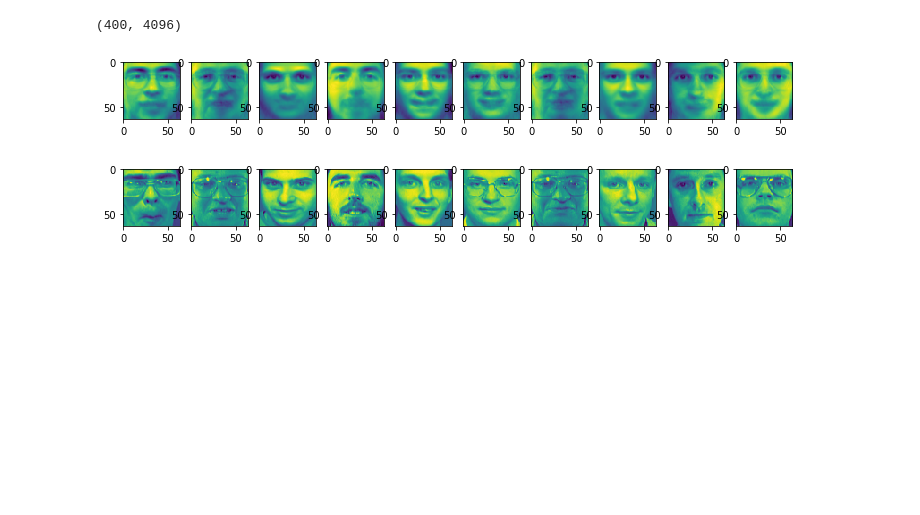
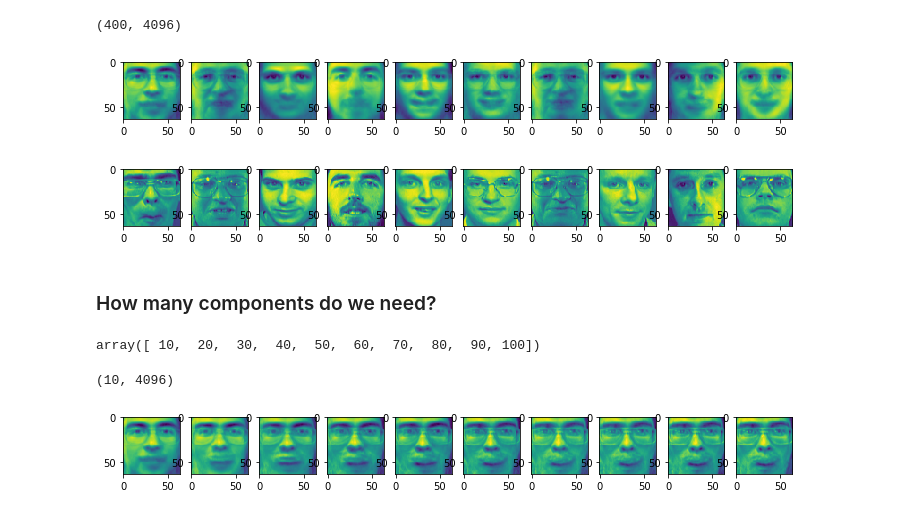
Before and after one commit to danhojin/ml-notes, a Jupyter notebook: hellos/pca_olivetti_faces.ipynb, the cells around one changed output. Saved outputs shown, nothing was run; the diff lists cells and outputs as text; code cells hidden in the pictures; blank space fills up the shorter version.

```diff
--- a/hellos/pca_olivetti_faces.ipynb
+++ b/hellos/pca_olivetti_faces.ipynb
@@ -75,3 +77,29 @@ fig, axs = plt.subplots(1, 10, figsize=(12, 2))
 show_first10(dataset, axs)
 # %% [output]
 [figure]
+# %% [markdown]
+### How many components do we need?
+# %%
+n_components = np.linspace(10, 100, 10, dtype=np.int)
+n_components
+# %% [output]
+array([ 10,  20,  30,  40,  50,  60,  70,  80,  90, 100])
+# %%
+X_comp = []
+for n_comp in n_components:
+    pca = PCA(n_components=n_comp)
+    pca.fit(X)
+    X_reduced = pca.transform(X[:1, :])
+    X_restored = pca.inverse_transform(X_reduced)
+    X_comp.append(X_restored.squeeze())
+# %%
+X_comp = np.stack(X_comp)
+X_comp.shape
+# %% [output]
+(10, 4096)
+# %%
+fig, axs = plt.subplots(1, 10, figsize=(12, 2))
+
+show_first10(X_comp, axs)
+# %% [output]
+[figure, added]
```
Also changed, not shown: parts of 2 cells of this notebook.
